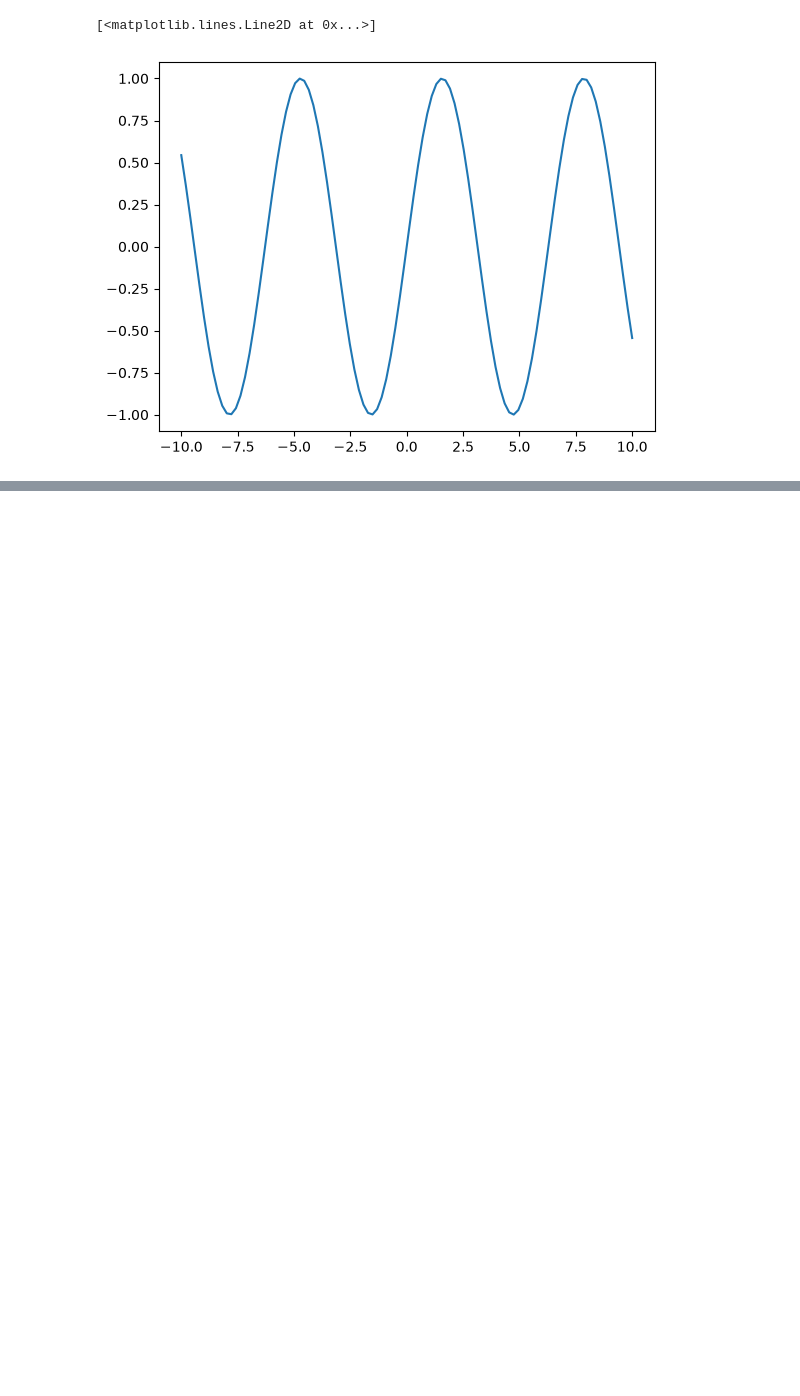
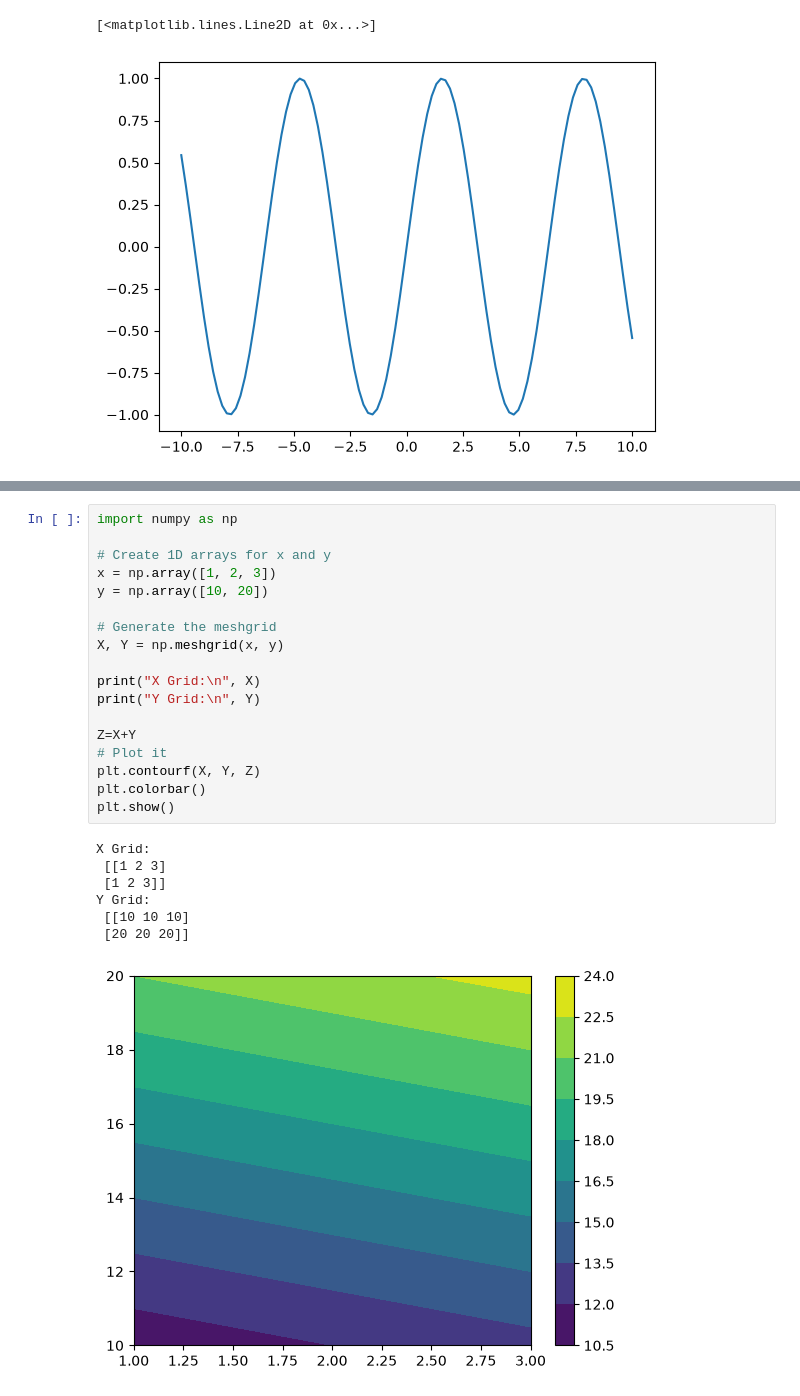
Before and after one commit to abhaykushwahaak/DATA_ANALYTICS, a Jupyter notebook: 2_PYTHON_NUMPY/2.3_NUMPY.ipynb, the cells around one changed output, grey strips where cells are left out. Drawn from its saved outputs; the diff is of its cells as text; blank space fills up the shorter version.

Commit message:
COMPLETED NUMPY

```diff
--- a/2_PYTHON_NUMPY/2.3_NUMPY.ipynb
+++ b/2_PYTHON_NUMPY/2.3_NUMPY.ipynb
@@ -292,0 +298,26 @@ plt.plot(x,y)
+# %%
+import numpy as np
+
+# Create 1D arrays for x and y
+x = np.array([1, 2, 3])
+y = np.array([10, 20])
+
+# Generate the meshgrid
+X, Y = np.meshgrid(x, y)
+
+print("X Grid:\n", X)
+print("Y Grid:\n", Y)
+
+Z=X+Y
+# Plot it
+plt.contourf(X, Y, Z)
+plt.colorbar()
+plt.show()
+# %% [output]
+X Grid:
+ [[1 2 3]
+ [1 2 3]]
+Y Grid:
+ [[10 10 10]
+ [20 20 20]]
+[figure, added]
```
Also changed, not shown: parts of 3 cells of this notebook, 1 other file.
